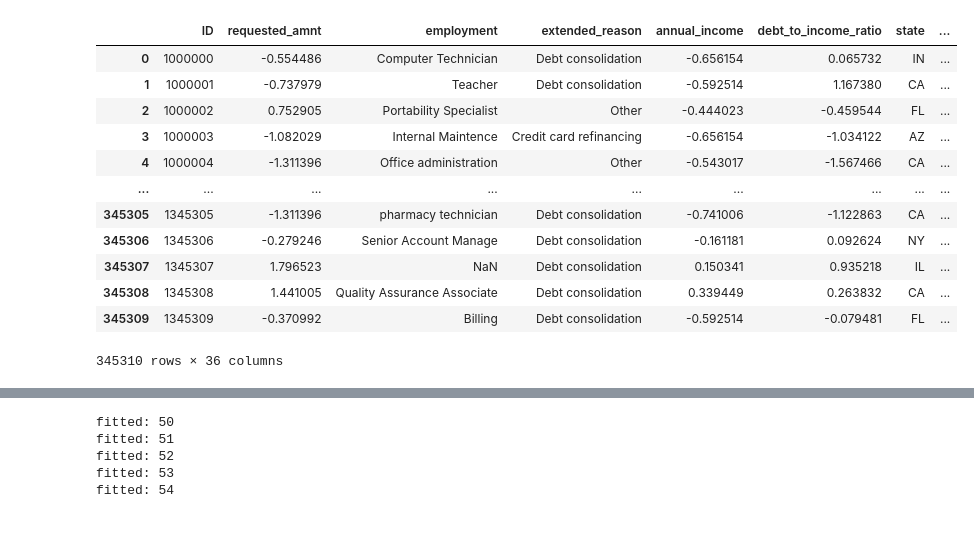
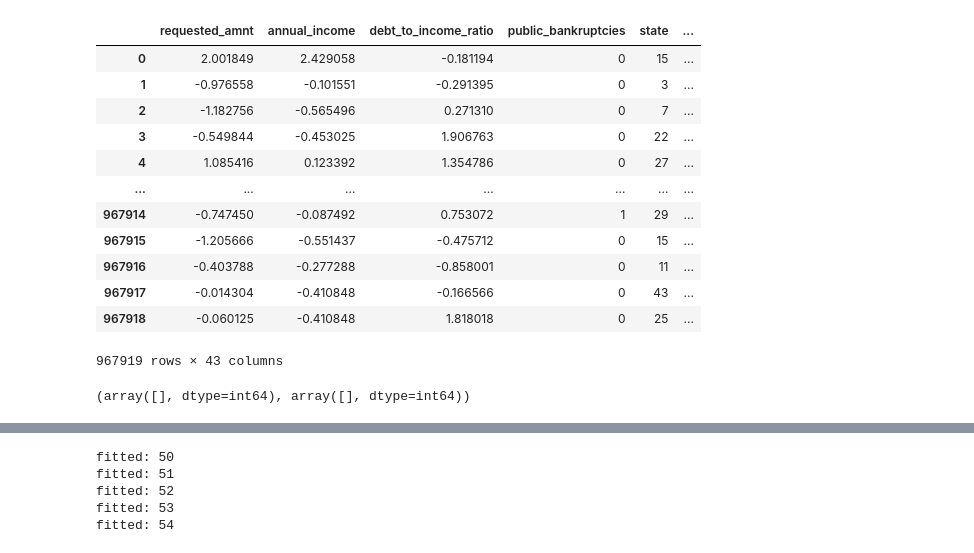
Before and after one commit to gunaa12/Bank-Lending-Prediction, a Jupyter notebook: covariate_shift.ipynb, the cells around one changed output, grey strips where cells are left out. Drawn from its saved outputs; the diff is of its cells as text; code cells hidden in the pictures.

```diff
--- a/covariate_shift.ipynb
+++ b/covariate_shift.ipynb
@@ -7,20 +7,22 @@ from sklearn.metrics import pairwise_distances,silhouette_samples,silhouette_sco
 import matplotlib.pyplot as plt
 import pickle
 # %%
-# reading in to_predict data
-df = pd.read_csv('data/predict_preprocessed_data.csv')
+# reading in train data
+df = pd.read_csv('data/train_preprocessed_data.csv')
+pd.set_option('max_columns', None)
+df.drop(columns=['loan_paid'])
 df
 # %% [output]
-|  | ID | requested_amnt | employment | extended_reason | annual_income | debt_to_income_ratio | state | ... |
-| 0 | 1000000 | -0.554486 | Computer Technician | Debt consolidation | -0.656154 | 0.065732 | IN | ... |
-| 1 | 1000001 | -0.737979 | Teacher | Debt consolidation | -0.592514 | 1.167380 | CA | ... |
-| 2 | 1000002 | 0.752905 | Portability Specialist | Other | -0.444023 | -0.459544 | FL | ... |
-| 3 | 1000003 | -1.082029 | Internal Maintence | Credit card refinancing | -0.656154 | -1.034122 | AZ | ... |
-| 4 | 1000004 | -1.311396 | Office administration | Other | -0.543017 | -1.567466 | CA | ... |
-| ... | ... | ... | ... | ... | ... | ... | ... | ... |
-| 345305 | 1345305 | -1.311396 | pharmacy technician | Debt consolidation | -0.741006 | -1.122863 | CA | ... |
-| 345306 | 1345306 | -0.279246 | Senior Account Manage | Debt consolidation | -0.161181 | 0.092624 | NY | ... |
-| 345307 | 1345307 | 1.796523 | NaN | Debt consolidation | 0.150341 | 0.935218 | IL | ... |
-| 345308 | 1345308 | 1.441005 | Quality Assurance Associate | Debt consolidation | 0.339449 | 0.263832 | CA | ... |
-| 345309 | 1345309 | -0.370992 | Billing | Debt consolidation | -0.592514 | -0.079481 | FL | ... |
+|  | requested_amnt | annual_income | debt_to_income_ratio | public_bankruptcies | state | ... |
+| 0 | 2.001849 | 2.429058 | -0.181194 | 0 | 15 | ... |
+| 1 | -0.976558 | -0.101551 | -0.291395 | 0 | 3 | ... |
+| 2 | -1.182756 | -0.565496 | 0.271310 | 0 | 7 | ... |
+| 3 | -0.549844 | -0.453025 | 1.906763 | 0 | 22 | ... |
+| 4 | 1.085416 | 0.123392 | 1.354786 | 0 | 27 | ... |
+| ... | ... | ... | ... | ... | ... | ... |
+| 967914 | -0.747450 | -0.087492 | 0.753072 | 1 | 29 | ... |
+| 967915 | -1.205666 | -0.551437 | -0.475712 | 0 | 15 | ... |
+| 967916 | -0.403788 | -0.277288 | -0.858001 | 0 | 11 | ... |
+| 967917 | -0.014304 | -0.410848 | -0.166566 | 0 | 43 | ... |
+| 967918 | -0.060125 | -0.410848 | 1.818018 | 0 | 25 | ... |
-345310 rows × 36 columns
+967919 rows × 43 columns
@@ -32,0 +35,5 @@ x = df.to_numpy()
+# %%
+x[np.isinf(x)] = 0
+print(np.where(np.isinf(x)))
+# %% [output]
+(array([], dtype=int64), array([], dtype=int64))
```
Also changed, not shown: parts of 4 cells of this notebook, 7 other files.
